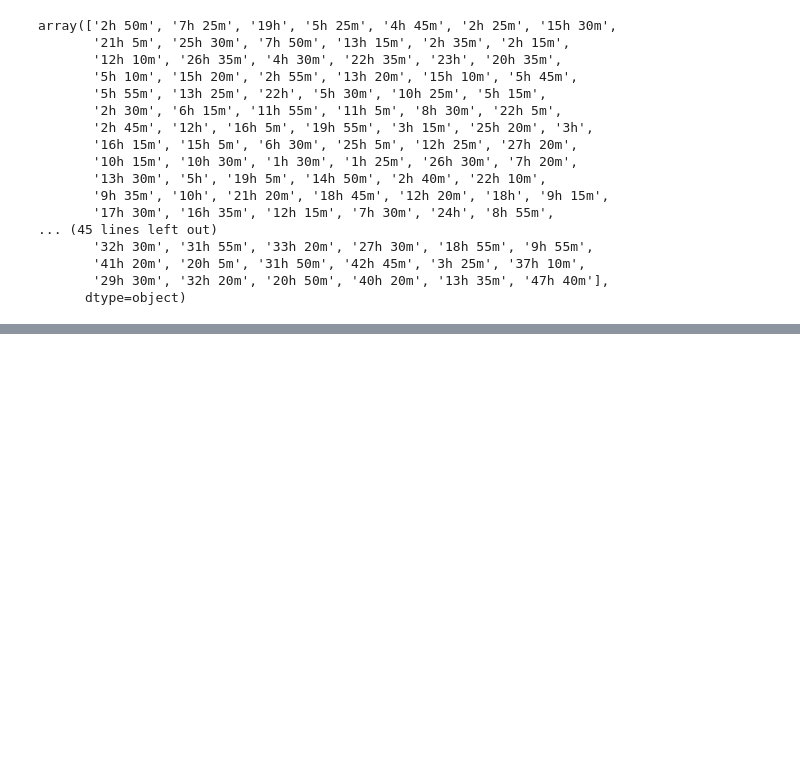
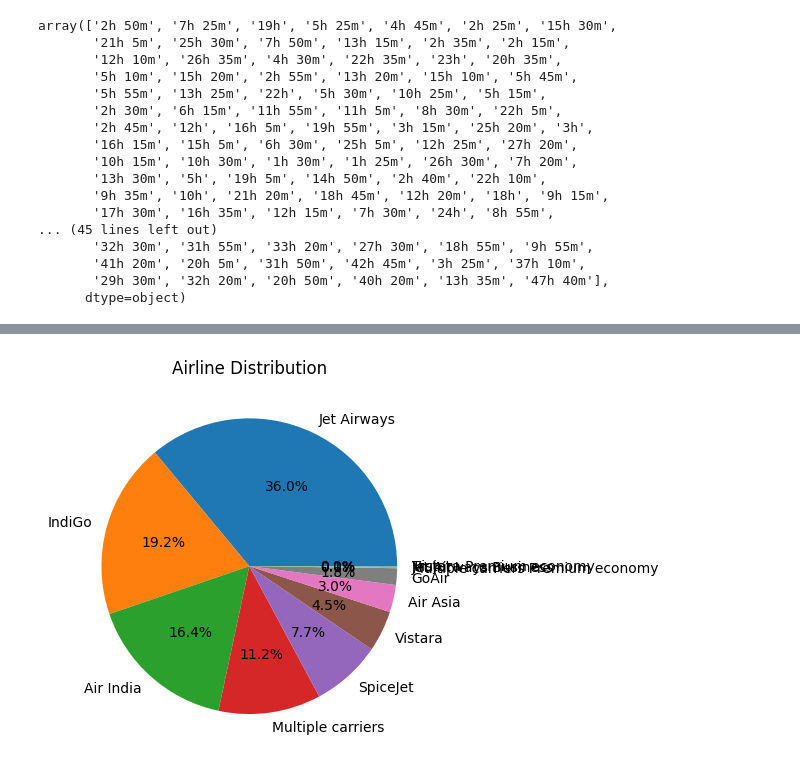
Before and after one commit to vinayp1210/ML, a Jupyter notebook: indianflight.ipynb, the cells around one changed output, grey strips where cells are left out. Cells and saved outputs as stored; diff of their text form; code cells hidden in the pictures; blank space fills up the shorter version.

```diff
--- a/indianflight.ipynb
+++ b/indianflight.ipynb
@@ -168,0 +164,14 @@ import matplotlib.pyplot as plt
+# %%
+import pandas as pd
+# Re-load df to ensure it's defined in the current session
+df = pd.read_csv('IndianFlightdata - Sheet1.csv')
+
+from sklearn.preprocessing import LabelEncoder
+import numpy as np
+encoder=LabelEncoder()
+df['AirLine']=encoder.fit_transform(df['Airline'])
+airline_mapping =dict(zip(encoder.classes_, encoder.transform(encoder.classes_)))
+print(airline_mapping)
+cols= ['Source', 'Destination', 'Additional_Info', 'Route', 'Duration', 'Total_Stops']
+for col in cols:
+    df[col]=encoder.fit_transform(df[col])
@@ -168,0 +202,8 @@ import matplotlib.pyplot as plt
+# %%
+import matplotlib.pyplot as plt
+
+plt.pie(df['Airline'].value_counts(), labels=df['Airline'].value_counts().index, autopct='%1.1f%%')
+plt.title('Airline Distribution')
+plt.show()
+# %% [output]
+[figure, added]
```
Also changed, not shown: parts of 7 cells of this notebook.
